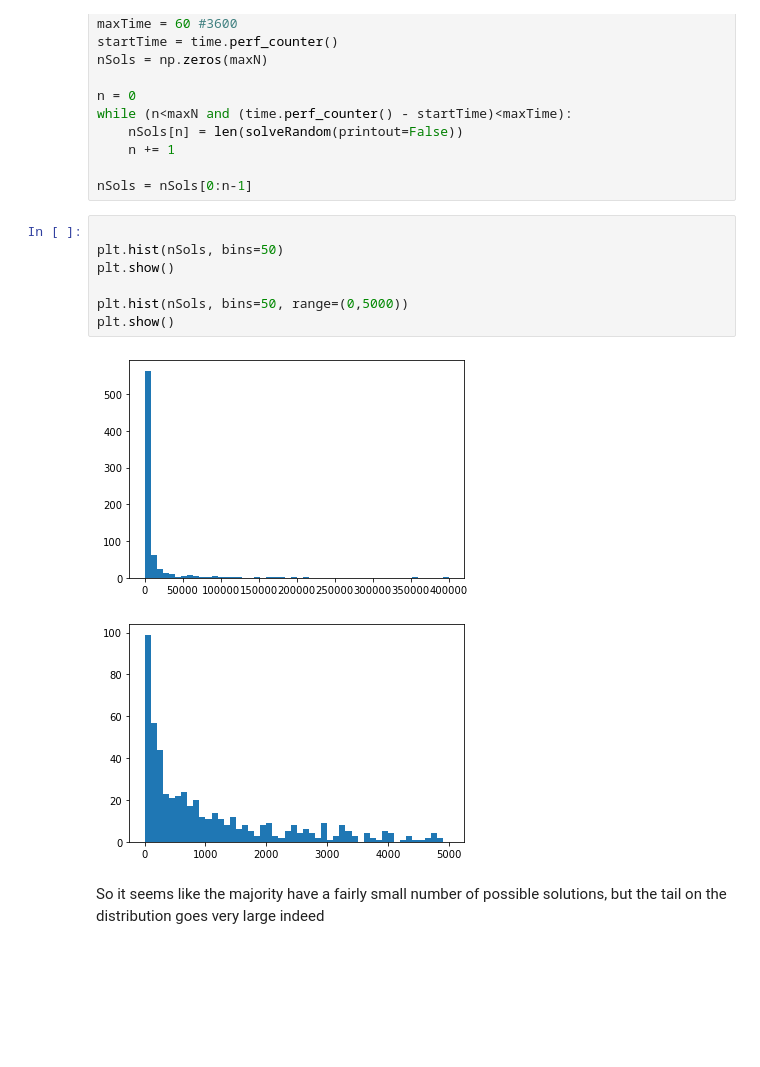
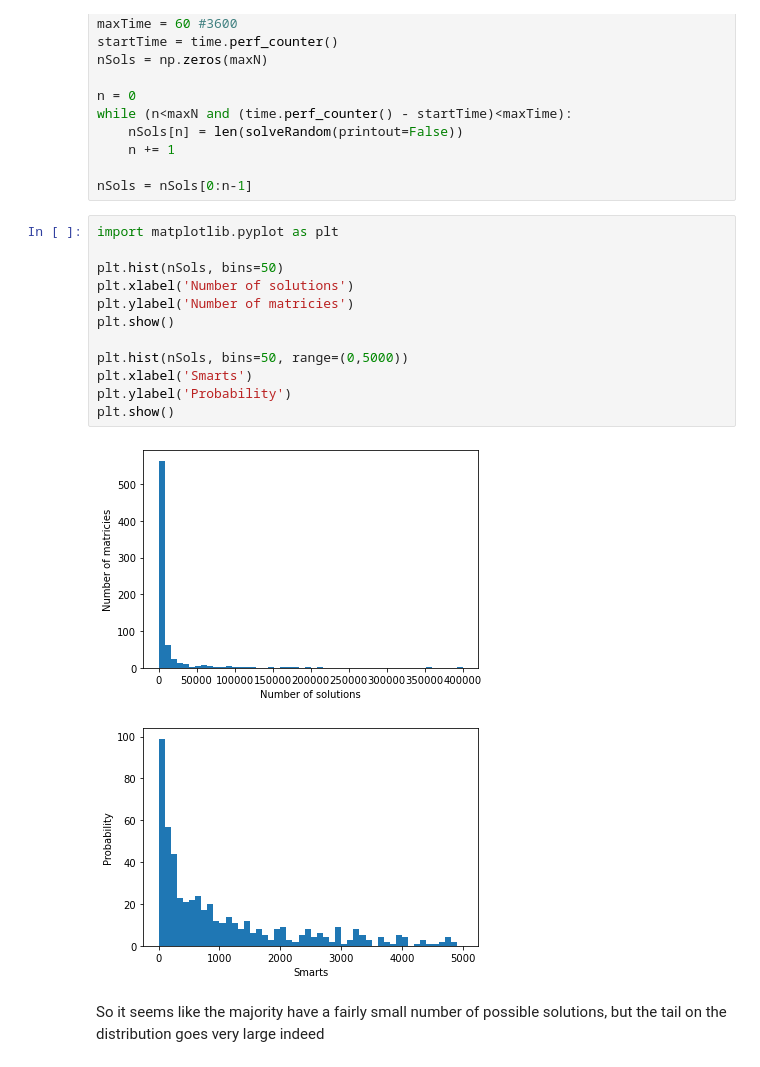
Before and after one commit to aschatterley/riddlers, a Jupyter notebook: NumberHunt/Numberhunt.ipynb, the cells around one changed output. Cells and saved outputs as stored; diff of their text form; blank space fills up the shorter version.

Commit message:
added labels to graph

```diff
--- a/NumberHunt/Numberhunt.ipynb
+++ b/NumberHunt/Numberhunt.ipynb
@@ -290,14 +307,19 @@ while (n<maxN and (time.perf_counter() - startTime)<maxTime):
 
 nSols = nSols[0:n-1]
 # %%
+import matplotlib.pyplot as plt
 
 plt.hist(nSols, bins=50)
+plt.xlabel('Number of solutions')
+plt.ylabel('Number of matricies')
 plt.show()
 
 plt.hist(nSols, bins=50, range=(0,5000))
+plt.xlabel('Smarts')
+plt.ylabel('Probability')
 plt.show()
 # %% [output]
-[figure, old version]
+[figure, new version]
-[figure, old version]
+[figure, new version]
 # %% [markdown]
 So it seems like the majority have a fairly small number of possible solutions, but the tail on the distribution goes very large indeed
```
Also changed, not shown: parts of 4 cells of this notebook.
